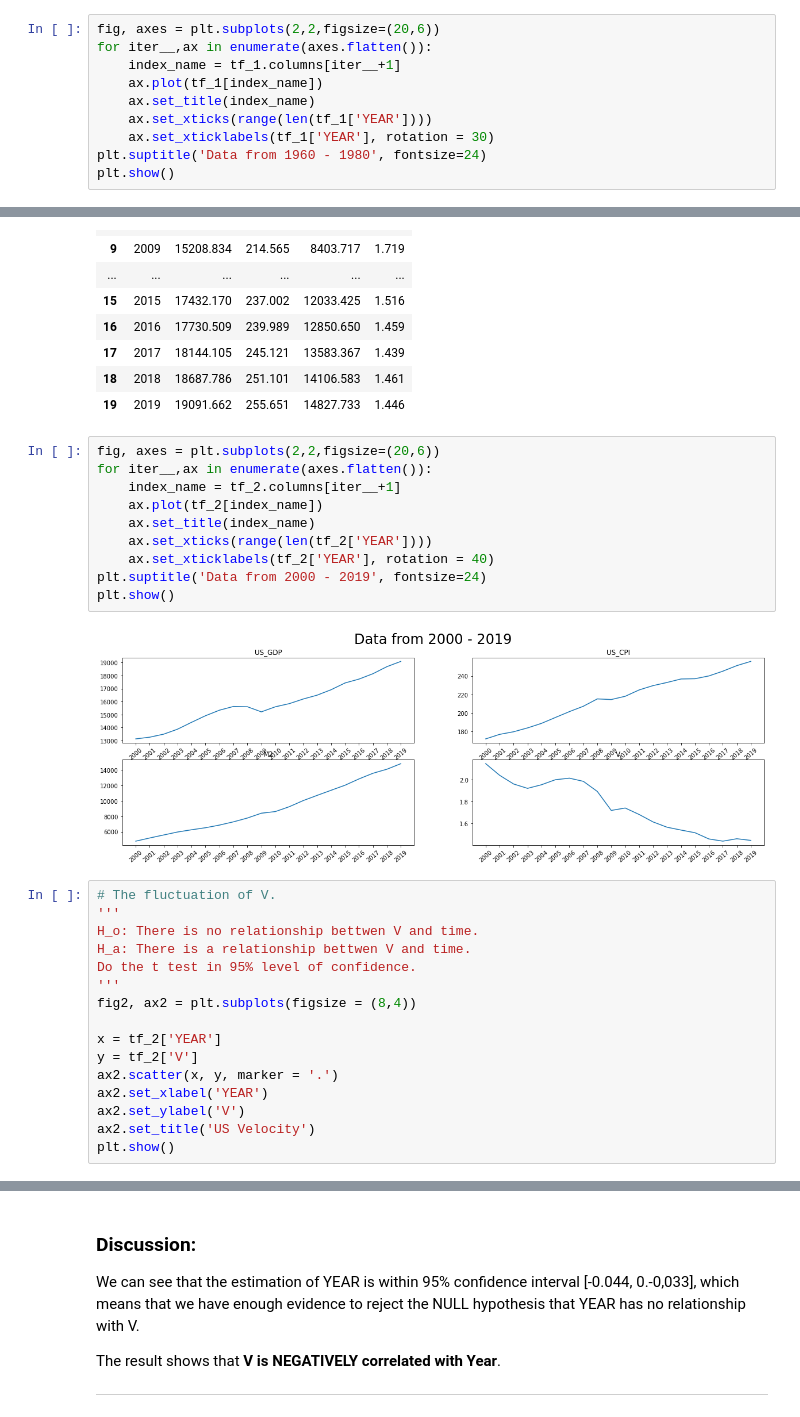
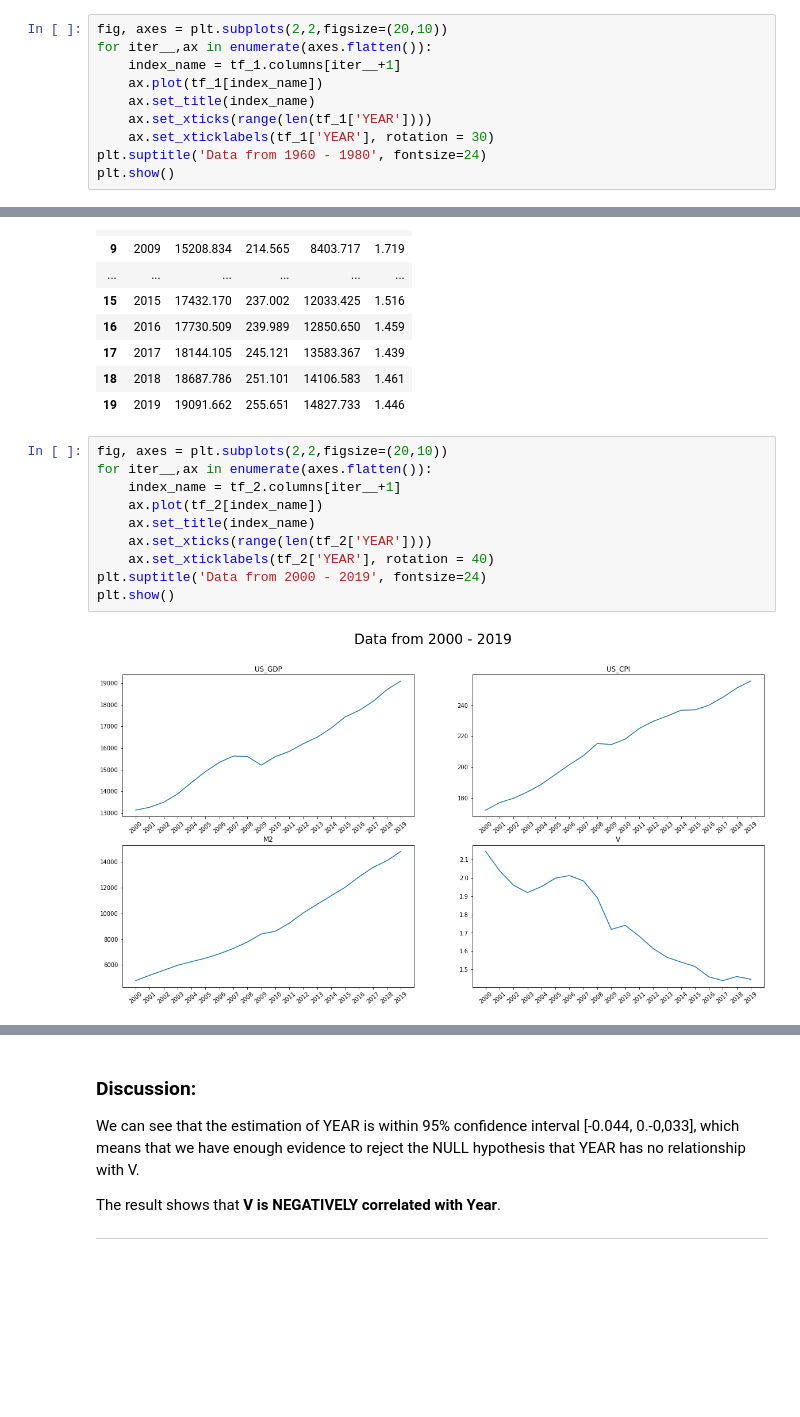
Before and after one commit to jesschow1/project2, a Jupyter notebook: Final Project.ipynb, the cells around one changed output, grey strips where cells are left out. Cells and saved outputs as stored; diff of their text form; blank space fills up the shorter version.

```diff
--- a/Final Project.ipynb
+++ b/Final Project.ipynb
@@ -326,7 +328,7 @@ tf_1.head()
 | 3 | 1963 | 3702.944 | 30.633 | 379.608 | 1.679 |
 | 4 | 1964 | 3916.280 | 31.038 | 409.317 | 1.673 |
 # %%
-fig, axes = plt.subplots(2,2,figsize=(20,6))
+fig, axes = plt.subplots(2,2,figsize=(20,10))
 for iter__,ax in enumerate(axes.flatten()):
     index_name = tf_1.columns[iter__+1]
     ax.plot(tf_1[index_name])
@@ -439,33 +468,17 @@ tf_2
 | 18 | 2018 | 18687.786 | 251.101 | 14106.583 | 1.461 |
 | 19 | 2019 | 19091.662 | 255.651 | 14827.733 | 1.446 |
 # %%
-fig, axes = plt.subplots(2,2,figsize=(20,6))
+fig, axes = plt.subplots(2,2,figsize=(20,10))
 for iter__,ax in enumerate(axes.flatten()):
     index_name = tf_2.columns[iter__+1]
     ax.plot(tf_2[index_name])
     ax.set_title(index_name)
     ax.set_xticks(range(len(tf_2['YEAR'])))
     ax.set_xticklabels(tf_2['YEAR'], rotation = 40)
 plt.suptitle('Data from 2000 - 2019', fontsize=24)
 plt.show()
 # %% [output]
-[figure, old version]
+[figure, new version]
-# %%
-# The fluctuation of V.
-'''
-H_o: There is no relationship bettwen V and time.
-H_a: There is a relationship bettwen V and time.
-Do the t test in 95% level of confidence.
-'''
-fig2, ax2 = plt.subplots(figsize = (8,4))
-
-x = tf_2['YEAR']
-y = tf_2['V']
-ax2.scatter(x, y, marker = '.')
-ax2.set_xlabel('YEAR')
-ax2.set_ylabel('V')
-ax2.set_title('US Velocity')
-plt.show()
 # %%
 # Conduct Linear Regression to confirm the relationship between V and Year
 tf_2['const'] = 1
```
Also changed, not shown: parts of 17 cells of this notebook.
